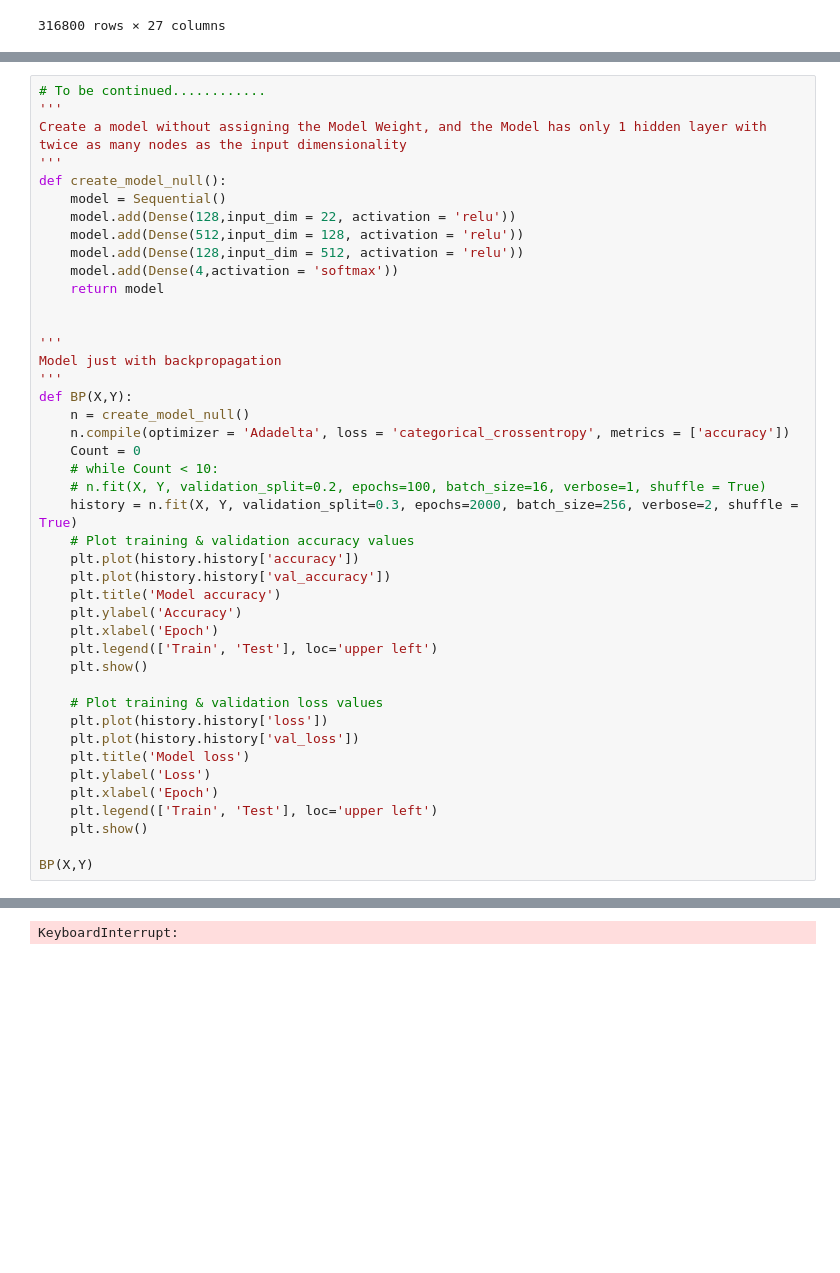
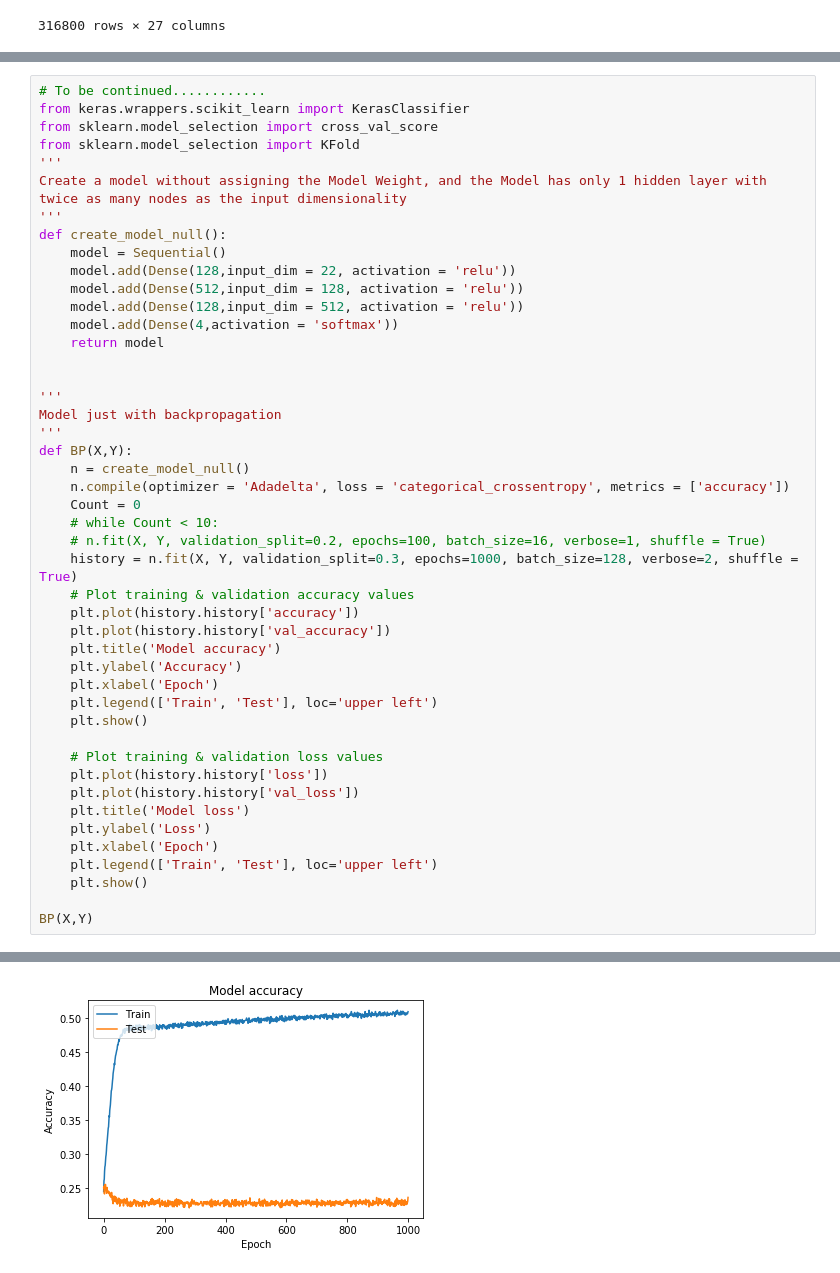
Before and after one commit to github-prathma/Spread_Of_Corona_Virus_Analysis, a Jupyter notebook: PredictionModel/PredictBasedOnConfirmedCase.ipynb, the cells around one changed output, grey strips where cells are left out. Saved outputs shown, nothing was run; the diff lists cells and outputs as text; blank space fills up the shorter version.

```diff
--- a/PredictionModel/PredictBasedOnConfirmedCase.ipynb
+++ b/PredictionModel/PredictBasedOnConfirmedCase.ipynb
@@ -304,5 +309,8 @@ X
 # %%
 # To be continued............
+from keras.wrappers.scikit_learn import KerasClassifier
+from sklearn.model_selection import cross_val_score
+from sklearn.model_selection import KFold
 '''
 Create a model without assigning the Model Weight, and the Model has only 1 hidden layer with twice as many nodes as the input dimensionality
 '''
@@ -324,7 +332,7 @@ def BP(X,Y):
     Count = 0
     # while Count < 10:
     # n.fit(X, Y, validation_split=0.2, epochs=100, batch_size=16, verbose=1, shuffle = True)
-    history = n.fit(X, Y, validation_split=0.3, epochs=2000, batch_size=256, verbose=2, shuffle = True)
+    history = n.fit(X, Y, validation_split=0.3, epochs=1000, batch_size=128, verbose=2, shuffle = True)
     # Plot training & validation accuracy values
     plt.plot(history.history['accuracy'])
     plt.plot(history.history['val_accuracy'])
@@ -365 +373 @@ Epoch 493/2000
-KeyboardInterrupt:
+[figure, added]
```
Also changed, not shown: parts of 9 cells of this notebook.
